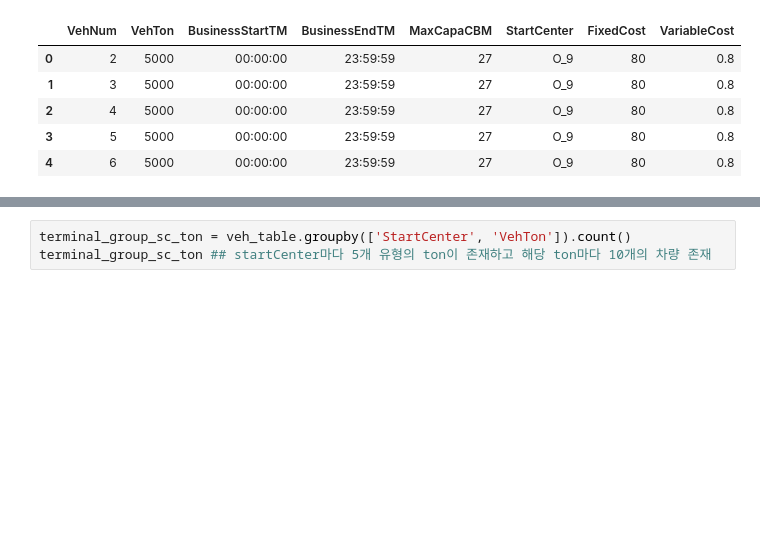
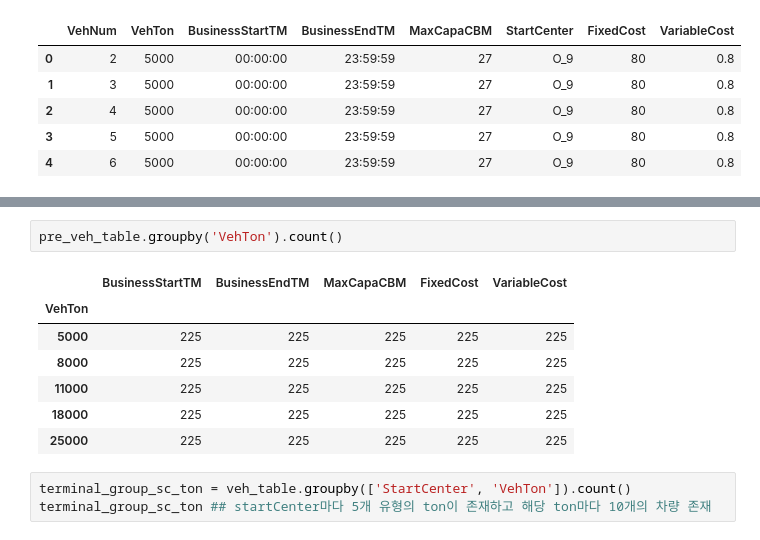
Before and after one commit to wonwookim/cj_challenge, a Jupyter notebook: cj_challenge_eda.ipynb, the cells around one changed output, grey strips where cells are left out. Drawn from its saved outputs; the diff is of its cells as text; blank space fills up the shorter version.

```diff
--- a/cj_challenge_eda.ipynb
+++ b/cj_challenge_eda.ipynb
@@ -390,3 +414,13 @@ veh_table.head() ##vehnum 지우고, startcenter 지워서 unique개수
+# %%
+pre_veh_table.groupby('VehTon').count()
+# %% [output]
+|  | BusinessStartTM | BusinessEndTM | MaxCapaCBM | FixedCost | VariableCost |
+| VehTon |  |  |  |  |  |
+| 5000 | 225 | 225 | 225 | 225 | 225 |
+| 8000 | 225 | 225 | 225 | 225 | 225 |
+| 11000 | 225 | 225 | 225 | 225 | 225 |
+| 18000 | 225 | 225 | 225 | 225 | 225 |
+| 25000 | 225 | 225 | 225 | 225 | 225 |
 # %%
 terminal_group_sc_ton = veh_table.groupby(['StartCenter', 'VehTon']).count()
 terminal_group_sc_ton ## startCenter마다 5개 유형의 ton이 존재하고 해당 ton마다 10개의 차량 존재
```
Also changed, not shown: parts of 12 cells of this notebook.
